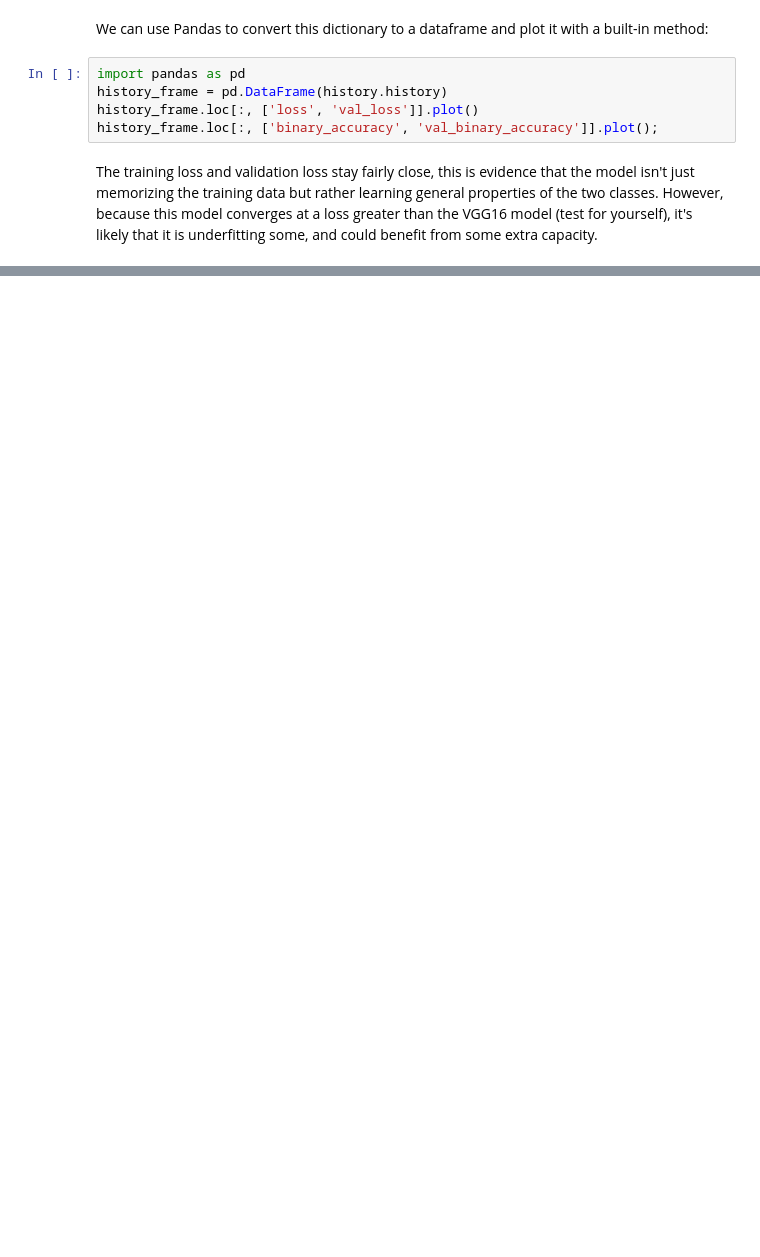
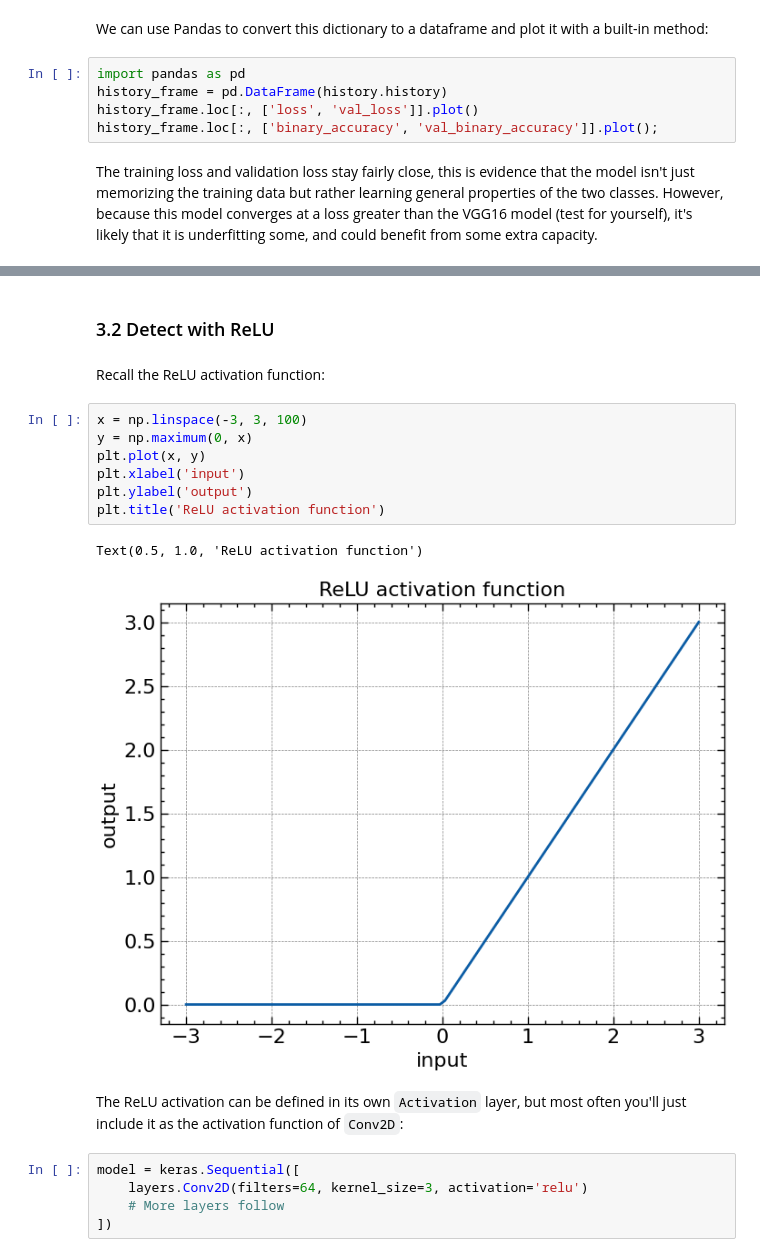
Before and after one commit to seanie5011/KaggleLearn, a Jupyter notebook: CompVision.ipynb, the cells around one changed output, grey strips where cells are left out. Drawn from its saved outputs; the diff is of its cells as text; blank space fills up the shorter version.

Commit message:
Filters and Maxpooling

```diff
--- a/CompVision.ipynb
+++ b/CompVision.ipynb
@@ -274,0 +323,21 @@ The training loss and validation loss stay fairly close, this is evidence that t
+# %% [markdown]
+### 3.2 Detect with ReLU
+# %% [markdown]
+Recall the ReLU activation function:
+# %%
+x = np.linspace(-3, 3, 100)
+y = np.maximum(0, x)
+plt.plot(x, y)
+plt.xlabel('input')
+plt.ylabel('output')
+plt.title('ReLU activation function')
+# %% [output]
+Text(0.5, 1.0, 'ReLU activation function')
+[figure, added]
+# %% [markdown]
+The ReLU activation can be defined in its own ``Activation`` layer, but most often you'll just include it as the activation function of ``Conv2D``:
+# %%
+model = keras.Sequential([
+    layers.Conv2D(filters=64, kernel_size=3, activation='relu')
+    # More layers follow
+])
```
Also changed, not shown: parts of 63 cells of this notebook, 14 other files.
